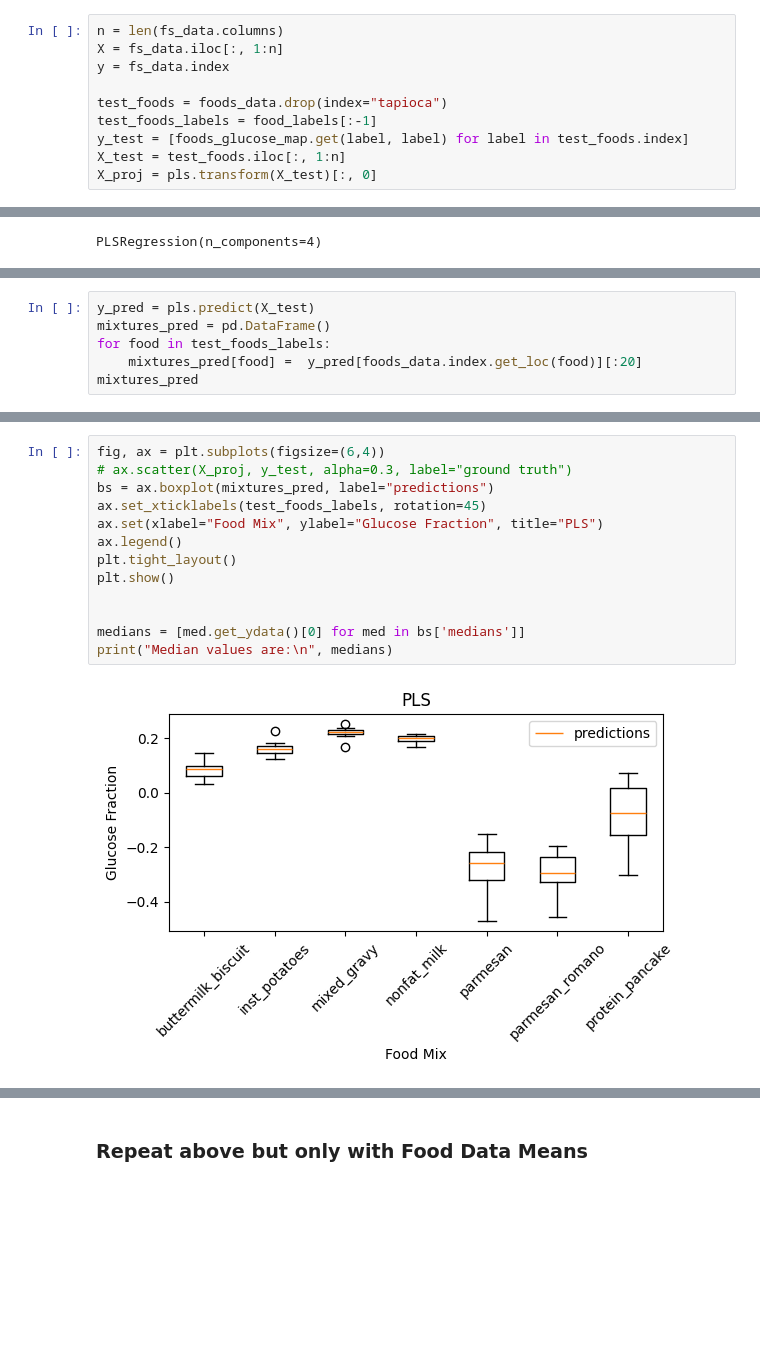
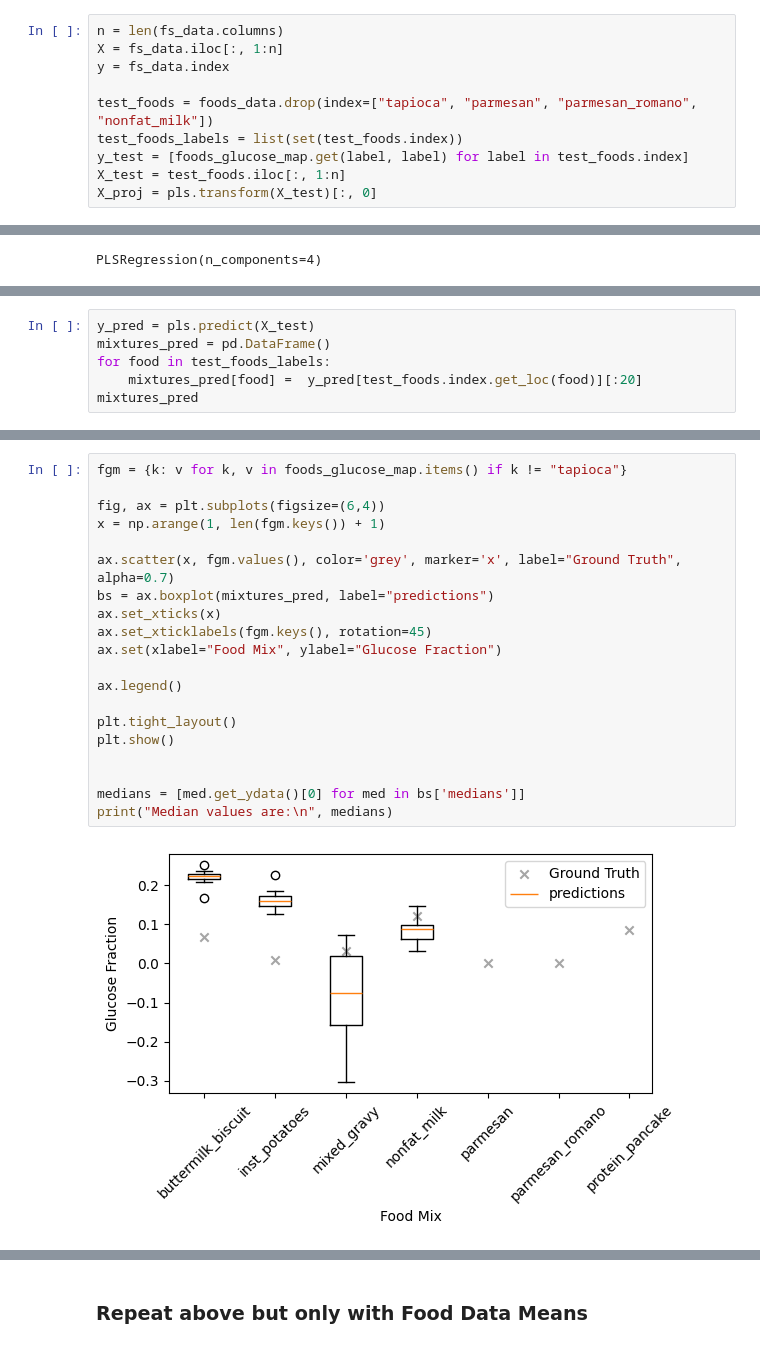
Before and after one commit to davissineath/FT-NIR_ML_Predictions, a Jupyter notebook: PLS_model/PLS.ipynb, the cells around one changed output, grey strips where cells are left out. Drawn from its saved outputs; the diff is of its cells as text; blank space fills up the shorter version.

```diff
--- a/PLS_model/PLS.ipynb
+++ b/PLS_model/PLS.ipynb
@@ -343,8 +482,8 @@ n = len(fs_data.columns)
 X = fs_data.iloc[:, 1:n]
 y = fs_data.index
 
-test_foods = foods_data.drop(index="tapioca")
-test_foods_labels = food_labels[:-1]
+test_foods = foods_data.drop(index=["tapioca", "parmesan", "parmesan_romano", "nonfat_milk"])
+test_foods_labels = list(set(test_foods.index))
 y_test = [foods_glucose_map.get(label, label) for label in test_foods.index]
 X_test = test_foods.iloc[:, 1:n]
 X_proj = pls.transform(X_test)[:, 0]
@@ -357,6 +500,6 @@ PLSRegression(n_components=4)
 y_pred = pls.predict(X_test)
 mixtures_pred = pd.DataFrame()
 for food in test_foods_labels:
-    mixtures_pred[food] =  y_pred[foods_data.index.get_loc(food)][:20]
+    mixtures_pred[food] =  y_pred[test_foods.index.get_loc(food)][:20]
 mixtures_pred
 # %% [output]
@@ -394,16 +537,23 @@ RMSEP: 0.1955
 # %%
+fgm = {k: v for k, v in foods_glucose_map.items() if k != "tapioca"}
+
 fig, ax = plt.subplots(figsize=(6,4))
-# ax.scatter(X_proj, y_test, alpha=0.3, label="ground truth")
+x = np.arange(1, len(fgm.keys()) + 1)
+
+ax.scatter(x, fgm.values(), color='grey', marker='x', label="Ground Truth", alpha=0.7)
 bs = ax.boxplot(mixtures_pred, label="predictions")
-ax.set_xticklabels(test_foods_labels, rotation=45)
-ax.set(xlabel="Food Mix", ylabel="Glucose Fraction", title="PLS")
+ax.set_xticks(x)
+ax.set_xticklabels(fgm.keys(), rotation=45)
+ax.set(xlabel="Food Mix", ylabel="Glucose Fraction")
+
 ax.legend()
+
 plt.tight_layout()
 plt.show()
 
 
 medians = [med.get_ydata()[0] for med in bs['medians']]
 print("Median values are:\n", medians)
 # %% [output]
-[figure, old version]
+[figure, new version]
 Median values are:
```
Also changed, not shown: parts of 21 cells of this notebook, 8 other files.
